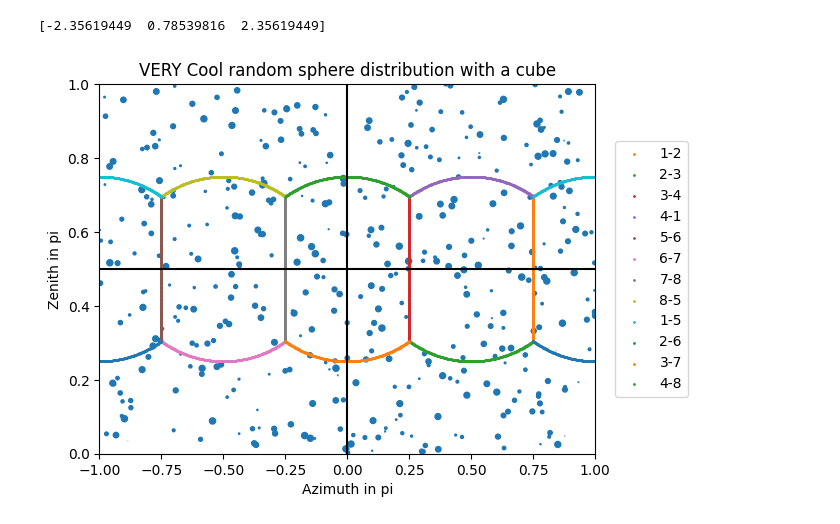
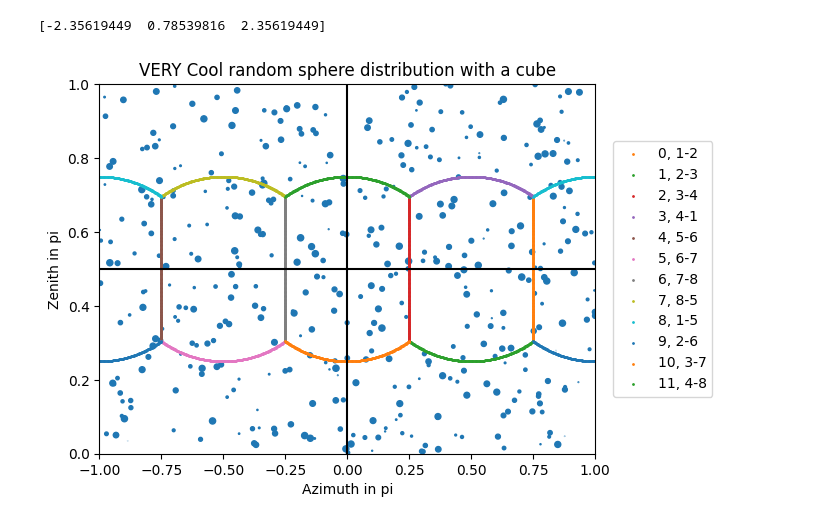
Before and after one commit to Floloffel/VAR-Project, a Jupyter notebook: Private testing/Flo/sphere_to_cube.ipynb, the cells around one changed output. Saved outputs shown, nothing was run; the diff lists cells and outputs as text; code cells hidden in the pictures.

```diff
--- a/Private testing/Flo/sphere_to_cube.ipynb
+++ b/Private testing/Flo/sphere_to_cube.ipynb
@@ -224,19 +224,19 @@ print(start_points_sph[0])
 # %%
 plt.scatter(test_array[:,0], test_array[:,1], s=test_array[:, 2])
 plt.xlabel('Azimuth in pi')
 plt.ylabel('Zenith in pi')
 plt.title('VERY Cool random sphere distribution with a cube')
 plt.axhline(0.5, c='black')
 plt.axvline(0, c='black')
 
 for i , label in enumerate(labels):
-    plt.scatter(lines_sph[i][0]/np.pi, lines_sph[i][1]/np.pi, s=1, label=label)
+    plt.scatter(lines_sph[i][0]/np.pi, lines_sph[i][1]/np.pi, s=1, label=f"{i}, {label}")
 
 
 plt.xlim(-1,1)
 plt.ylim(0,1)
 
-plt.legend(loc='right', bbox_to_anchor=(1.2, 0.5))
+plt.legend(loc='right', bbox_to_anchor=(1.25, 0.5))
 plt.show()
 # %% [output]
-[figure, old version]
+[figure, new version]
```
Also changed, not shown: parts of 14 cells of this notebook.
